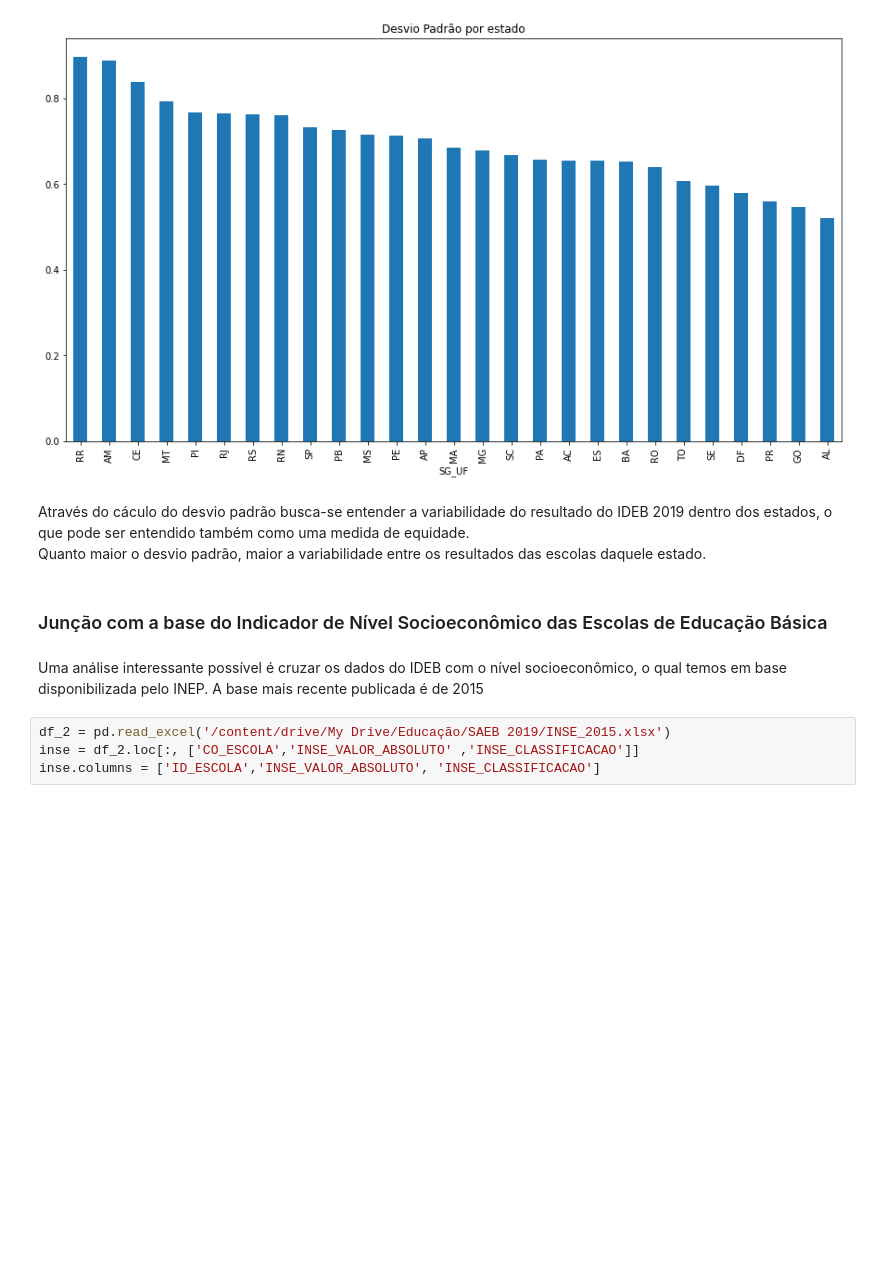
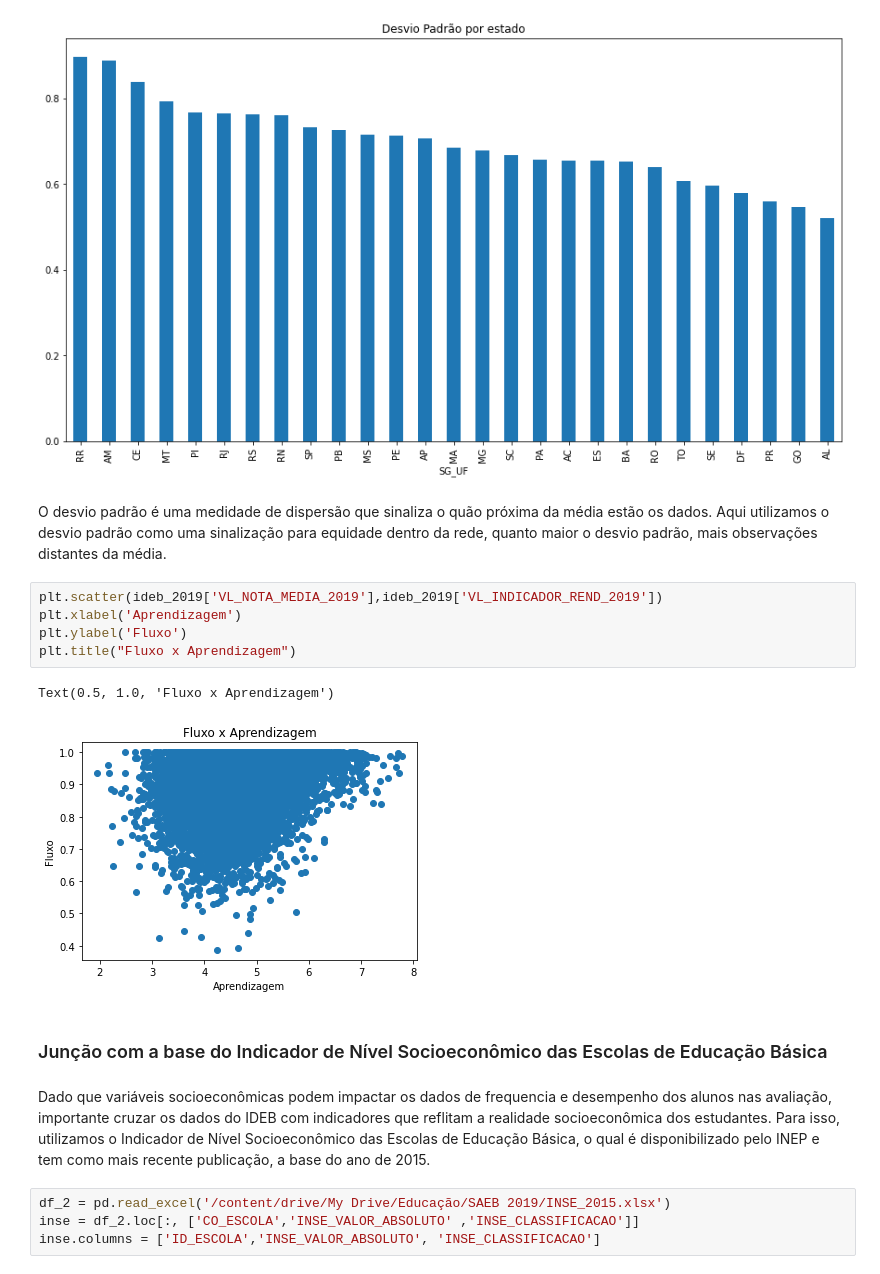
Before and after one commit to antunes-emanuel/intro-to-python, a Jupyter notebook: ideb_2019.ipynb, the cells around one changed output. Saved outputs shown, nothing was run; the diff lists cells and outputs as text; blank space fills up the shorter version.

```diff
--- a/ideb_2019.ipynb
+++ b/ideb_2019.ipynb
@@ -109,13 +118,20 @@ ideb_2019.groupby('SG_UF')['VL_OBSERVADO_2019'].std().sort_values(ascending=Fals
 # %% [output]
 <matplotlib.axes._subplots.AxesSubplot at 0x...>
 [figure]
-# %% [markdown]
-Através do cáculo do desvio padrão busca-se entender a variabilidade do resultado do IDEB 2019 dentro dos estados, o que pode ser entendido também como uma medida de equidade. <br>
-Quanto maior o desvio padrão, maior a variabilidade entre os resultados das escolas daquele estado.
+# %% [markdown]
+O desvio padrão é uma medidade de dispersão que sinaliza o quão próxima da média estão os dados. Aqui utilizamos o desvio padrão como uma sinalização para equidade dentro da rede, quanto maior o desvio padrão, mais observações distantes da média.
+# %%
+plt.scatter(ideb_2019['VL_NOTA_MEDIA_2019'],ideb_2019['VL_INDICADOR_REND_2019'])
+plt.xlabel('Aprendizagem')
+plt.ylabel('Fluxo')
+plt.title("Fluxo x Aprendizagem")
+# %% [output]
+Text(0.5, 1.0, 'Fluxo x Aprendizagem')
+[figure, added]
 # %% [markdown]
 ### Junção com a base do Indicador de Nível Socioeconômico das Escolas de Educação Básica
-# %% [markdown]
-Uma análise interessante possível é cruzar os dados do IDEB com o nível socioeconômico, o qual temos em base disponibilizada pelo INEP. A base mais recente publicada é de 2015
+# %% [markdown]
+Dado que variáveis socioeconômicas podem impactar os dados de frequencia e desempenho dos alunos nas avaliação, importante cruzar os dados do IDEB com indicadores que reflitam a realidade socioeconômica dos estudantes. Para isso,  utilizamos o Indicador de Nível Socioeconômico das Escolas de Educação Básica, o qual é disponibilizado pelo INEP e tem como mais recente publicação, a base do ano de 2015.
 # %%
 df_2 = pd.read_excel('/content/drive/My Drive/Educação/SAEB 2019/INSE_2015.xlsx')
 inse = df_2.loc[:, ['CO_ESCOLA','INSE_VALOR_ABSOLUTO' ,'INSE_CLASSIFICACAO']]
```
Also changed, not shown: parts of 19 cells of this notebook.
